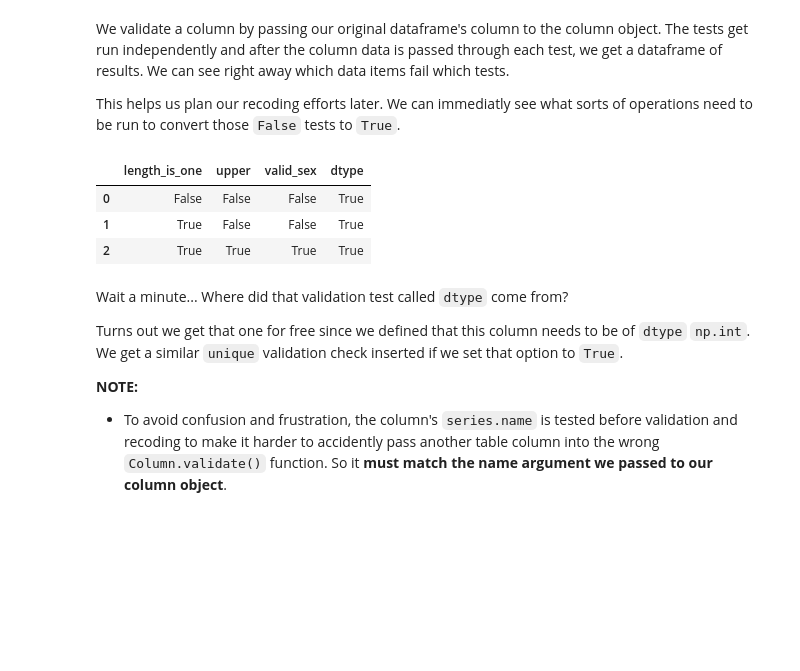
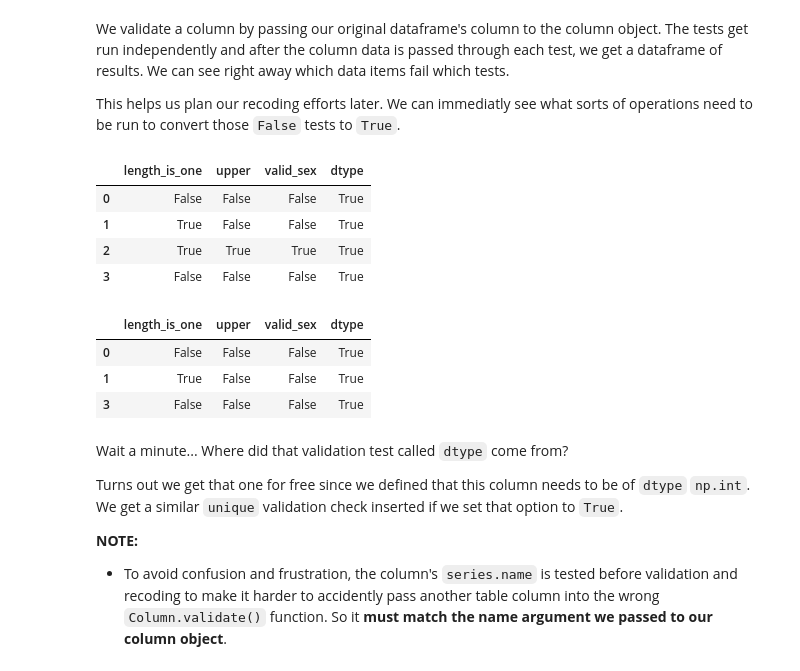
Before and after one commit to xguse/table_enforcer, a Jupyter notebook: docs/demo_notebook/Usage_Demo.ipynb, the cells around one changed output. Saved outputs shown, nothing was run; the diff lists cells and outputs as text; code cells hidden in the pictures; blank space fills up the shorter version.

```diff
--- a/docs/demo_notebook/Usage_Demo.ipynb
+++ b/docs/demo_notebook/Usage_Demo.ipynb
@@ -159,12 +169,20 @@ We validate a column by passing our original dataframe's column to the column ob
 
 This helps us plan our recoding efforts later. We can immediatly see what sorts of operations need to be run to convert those `False` tests to `True`.
 # %%
-col4.validate(df["col4"])
+col4.validate(df)
 # %% [output]
 |  | length_is_one | upper | valid_sex | dtype |
 | 0 | False | False | False | True |
 | 1 | True | False | False | True |
 | 2 | True | True | True | True |
+| 3 | False | False | False | True |
+# %%
+col4.validate(df, failed_only=True)
+# %% [output]
+|  | length_is_one | upper | valid_sex | dtype |
+| 0 | False | False | False | True |
+| 1 | True | False | False | True |
+| 3 | False | False | False | True |
 # %% [markdown]
 Wait a minute... Where did that validation test called `dtype` come from?
 
```
Also changed, not shown: parts of 44 cells of this notebook, 1 other file.
